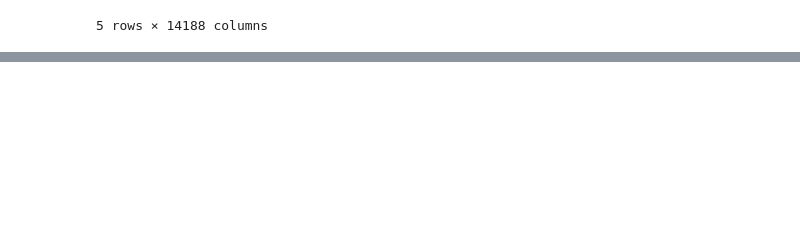
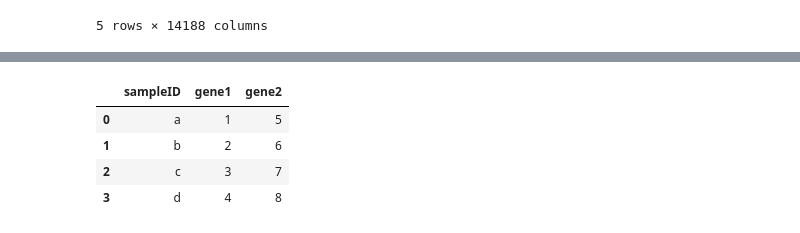
Before and after one commit to Eden5165/workshop_genomic, a Jupyter notebook: test_notebook_yael.ipynb, the cells around one changed output, grey strips where cells are left out. Drawn from its saved outputs; the diff is of its cells as text; code cells hidden in the pictures; blank space fills up the shorter version.

```diff
--- a/test_notebook_yael.ipynb
+++ b/test_notebook_yael.ipynb
@@ -221,0 +260,10 @@ beat_rnaseq_x_tcga_trans.columns[0]
+# %%
+test_dict = {"sampleID": ["a", "b", "c", "d"], "gene1": [1, 2, 3, 4], "gene2": [5, 6, 7, 8]}
+test_df = pd.DataFrame.from_dict(test_dict)
+test_df
+# %% [output]
+|  | sampleID | gene1 | gene2 |
+| 0 | a | 1 | 5 |
+| 1 | b | 2 | 6 |
+| 2 | c | 3 | 7 |
+| 3 | d | 4 | 8 |
```
Also changed, not shown: parts of 9 cells of this notebook, 2 other files.
